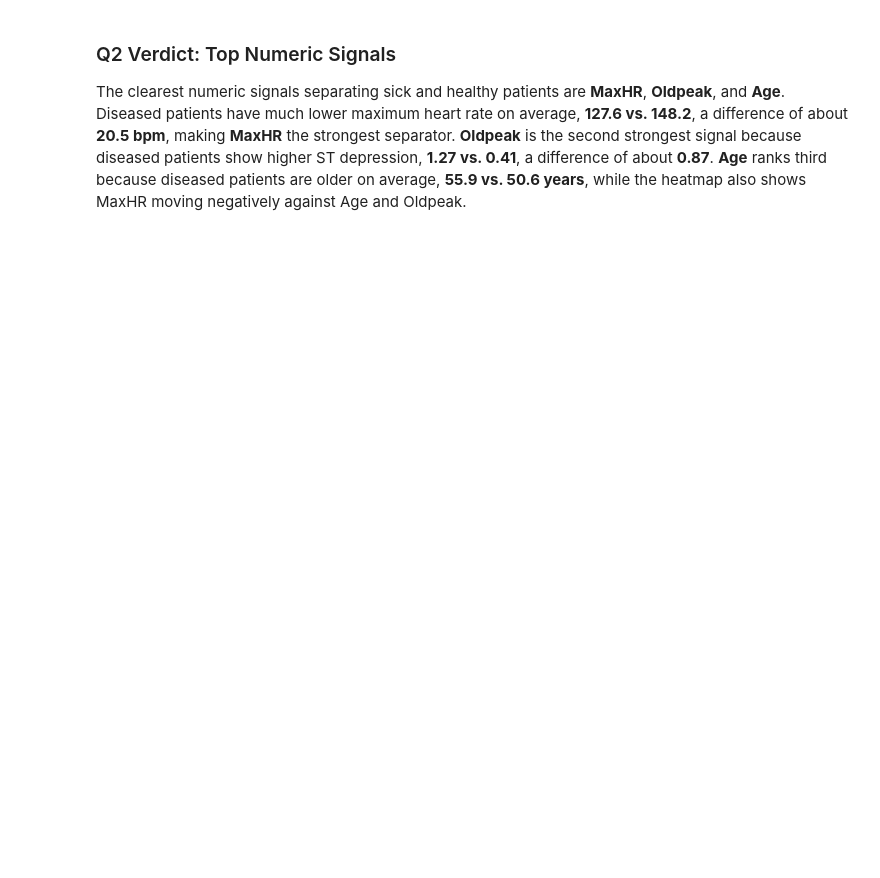
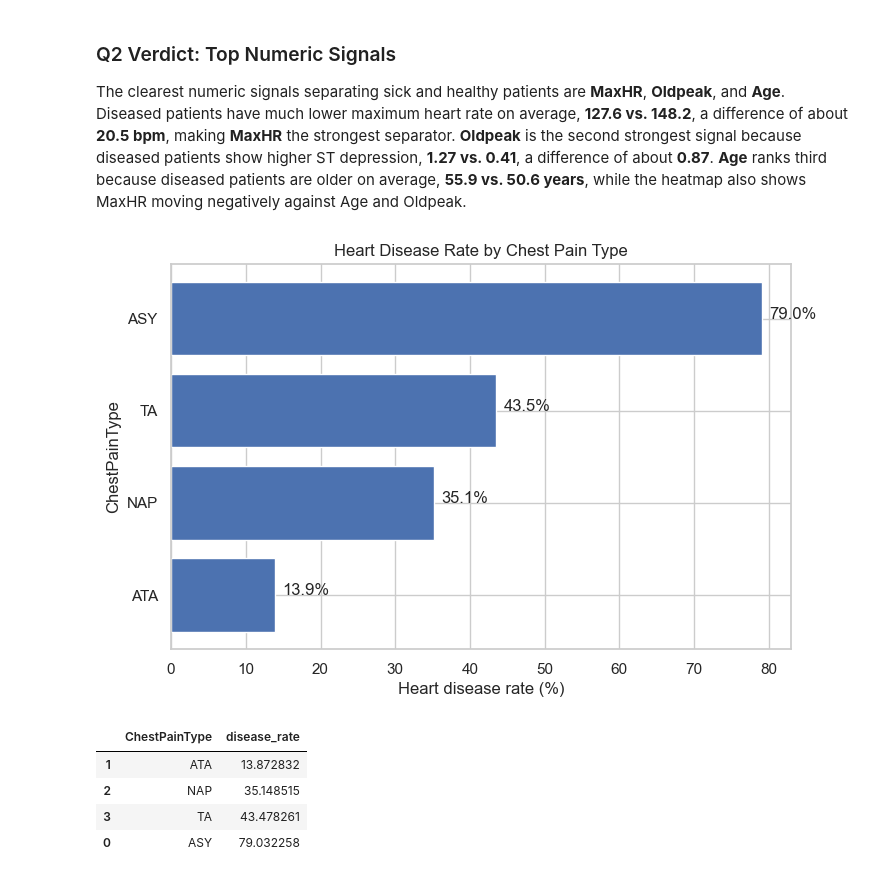
Before and after one commit to karthikAI180/AI-portfolio, a Jupyter notebook: 01-heart-disease-eda/notebooks/heart_disease_eda.ipynb, the cells around one changed output. Saved outputs shown, nothing was run; the diff lists cells and outputs as text; code cells hidden in the pictures; blank space fills up the shorter version.

```diff
--- a/01-heart-disease-eda/notebooks/heart_disease_eda.ipynb
+++ b/01-heart-disease-eda/notebooks/heart_disease_eda.ipynb
@@ -351,3 +351,32 @@ plt.show()
 ### Q2 Verdict: Top Numeric Signals
 The clearest numeric signals separating sick and healthy patients are **MaxHR**, **Oldpeak**, and **Age**. Diseased patients have much lower maximum heart rate on average, **127.6 vs. 148.2**, a difference of about **20.5 bpm**, making **MaxHR** the strongest separator.
 **Oldpeak** is the second strongest signal because diseased patients show higher ST depression, **1.27 vs. 0.41**, a difference of about **0.87**. **Age** ranks third because diseased patients are older on average, **55.9 vs. 50.6 years**, while the heatmap also shows MaxHR moving negatively against Age and Oldpeak.
+# %%
+chestpain_rate = (
+    df.groupby("ChestPainType")["HeartDisease"]
+    .mean()
+    .mul(100)
+    .reset_index(name="disease_rate")
+    .sort_values("disease_rate")
+)
+
+plt.figure(figsize=(8, 5))
+plt.barh(chestpain_rate["ChestPainType"], chestpain_rate["disease_rate"])
+plt.xlabel("Heart disease rate (%)")
+plt.ylabel("ChestPainType")
+plt.title("Heart Disease Rate by Chest Pain Type")
+
+for index, value in enumerate(chestpain_rate["disease_rate"]):
+    plt.text(value + 1, index, f"{value:.1f}%")
+plt.savefig("../images/06_chestpain_disease_rate.png", dpi=300, bbox_inches="tight")
+
+plt.show()
+
+chestpain_rate
+# %% [output]
+[figure, added]
+|  | ChestPainType | disease_rate |
+| 1 | ATA | 13.872832 |
+| 2 | NAP | 35.148515 |
+| 3 | TA | 43.478261 |
+| 0 | ASY | 79.032258 |
```
Also changed, not shown: parts of 28 cells of this notebook, 11 other files.
